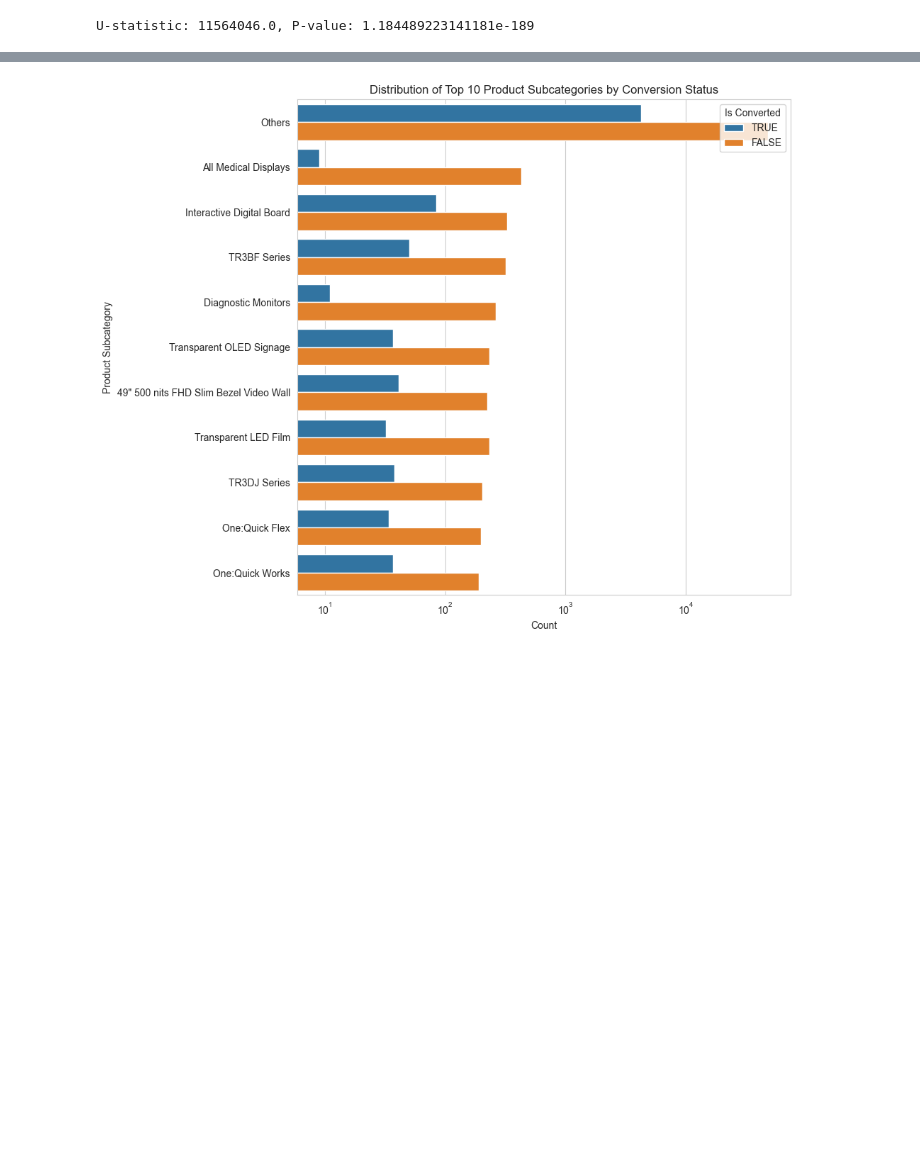
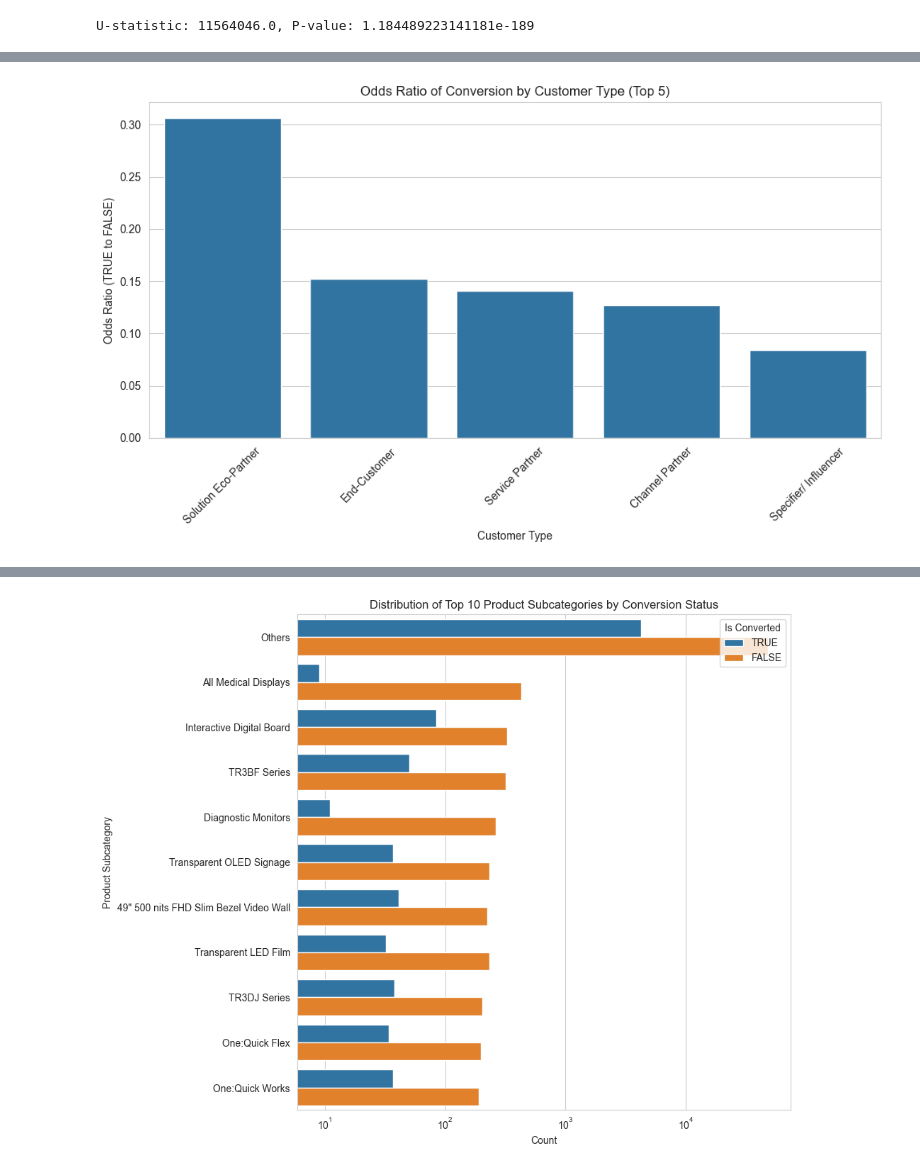
Before and after one commit to AhyoungOh/Coffee, a Jupyter notebook: eda.ipynb, the cells around one changed output, grey strips where cells are left out. Drawn from its saved outputs; the diff is of its cells as text; code cells hidden in the pictures; blank space fills up the shorter version.

```diff
--- a/eda.ipynb
+++ b/eda.ipynb
@@ -241,0 +325,22 @@ ax.legend()
+# %%
+# Assuming df_top_5_customer_types contains only the top 5 'customer_type' categories
+conversion_counts = df_top_5_customer_types.groupby('customer_type')['is_converted'].value_counts().unstack(fill_value=0)
+
+# Calculate the odds ratio ('TRUE' to 'FALSE') for each 'customer_type'
+conversion_counts['odds_ratio'] = conversion_counts['TRUE'] / conversion_counts['FALSE']
+
+# Reset the index to make 'customer_type' a column again for plotting
+conversion_counts.reset_index(inplace=True)
+
+plt.figure(figsize=(10, 6))
+sns.barplot(data=conversion_counts, x='customer_type', y='odds_ratio', order=conversion_counts.sort_values('odds_ratio', ascending=False)['customer_type'])
+
+plt.xticks(rotation=45)
+plt.xlabel('Customer Type')
+plt.ylabel('Odds Ratio (TRUE to FALSE)')
+plt.title('Odds Ratio of Conversion by Customer Type (Top 5)')
+
+plt.tight_layout()
+plt.show()
+# %% [output]
+[figure, added]
```
Also changed, not shown: parts of 34 cells of this notebook, 1 other file.
